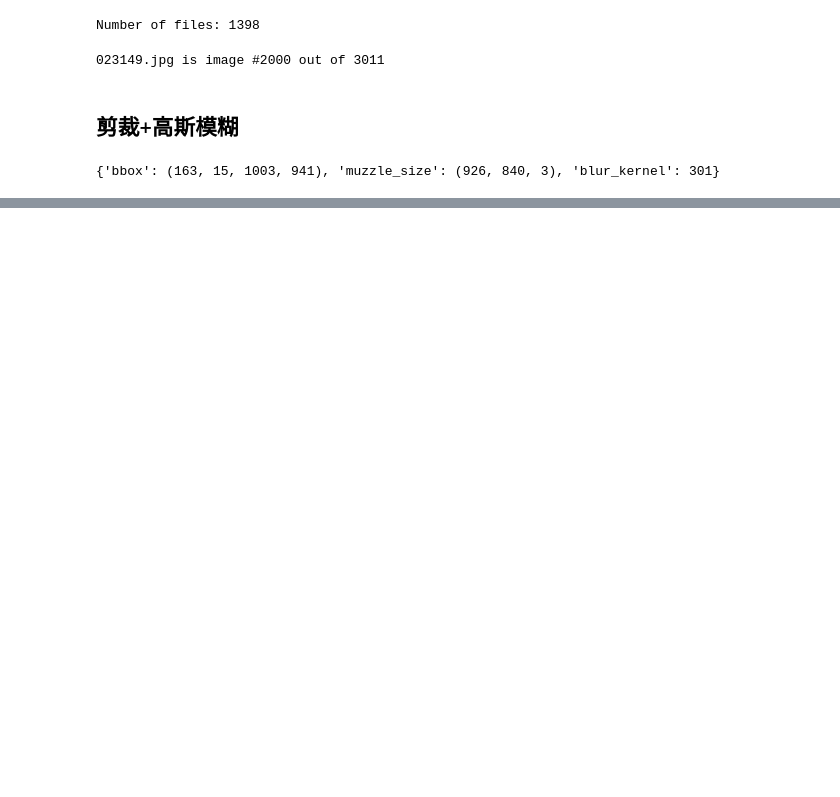
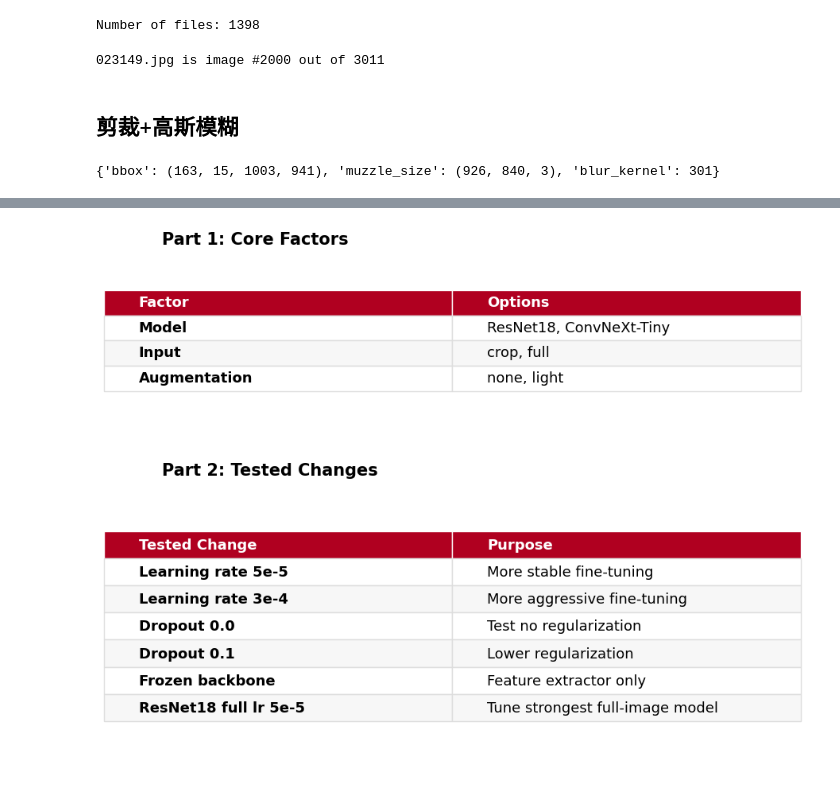
Before and after one commit to qingyun-tuberlin/Computer_Vision, a Jupyter notebook: black_box_cut.ipynb, the cells around one changed output, grey strips where cells are left out. Cells and saved outputs as stored; diff of their text form; code cells hidden in the pictures; blank space fills up the shorter version.

```diff
--- a/black_box_cut.ipynb
+++ b/black_box_cut.ipynb
@@ -252,0 +618,17 @@ print(result)
+# %%
+make_ablation_table(
+    ablation_part1,
+    title="Part 1: Core Factors",
+    save_path="ablation_part1.png",
+    figsize=(9, 2.8)
+)
+
+make_ablation_table(
+    ablation_part2,
+    title="Part 2: Tested Changes",
+    save_path="ablation_part2.png",
+    figsize=(9, 4.2)
+)
+# %% [output]
+[figure, added]
+[figure, added]
```
Also changed, not shown: parts of 21 cells of this notebook, 2 other files.
